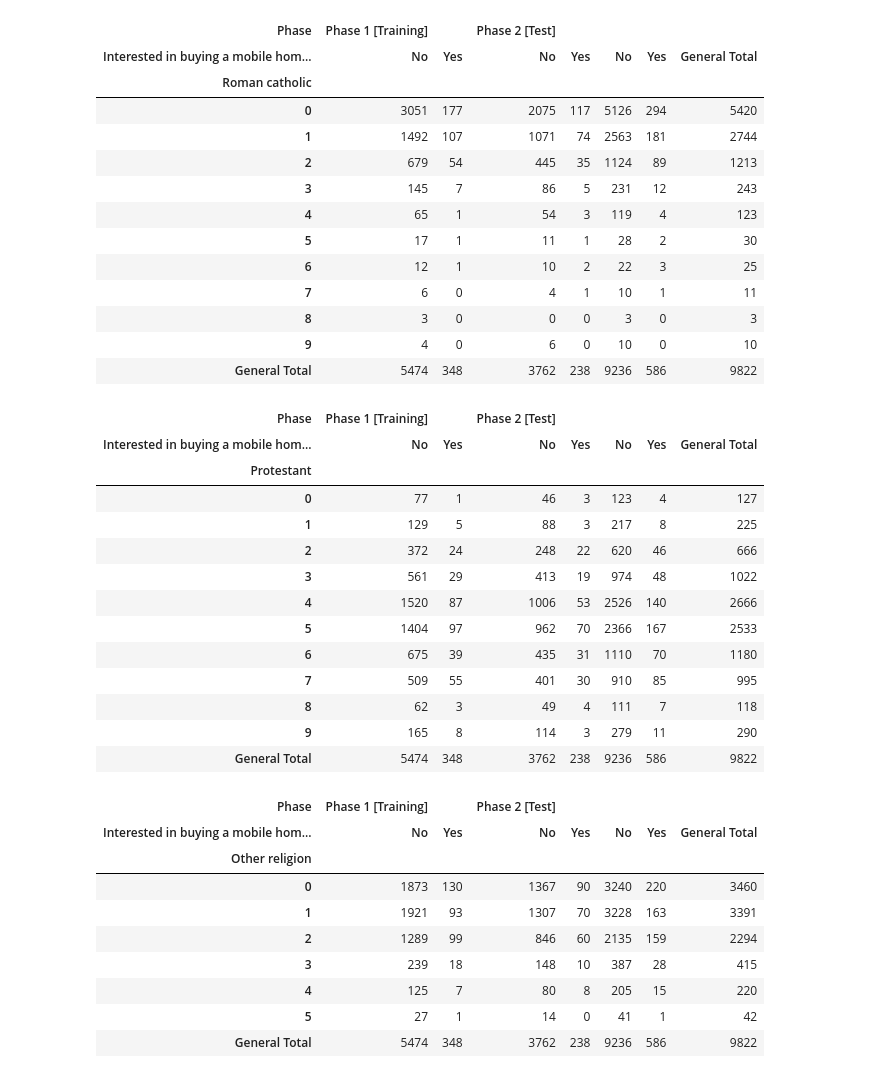
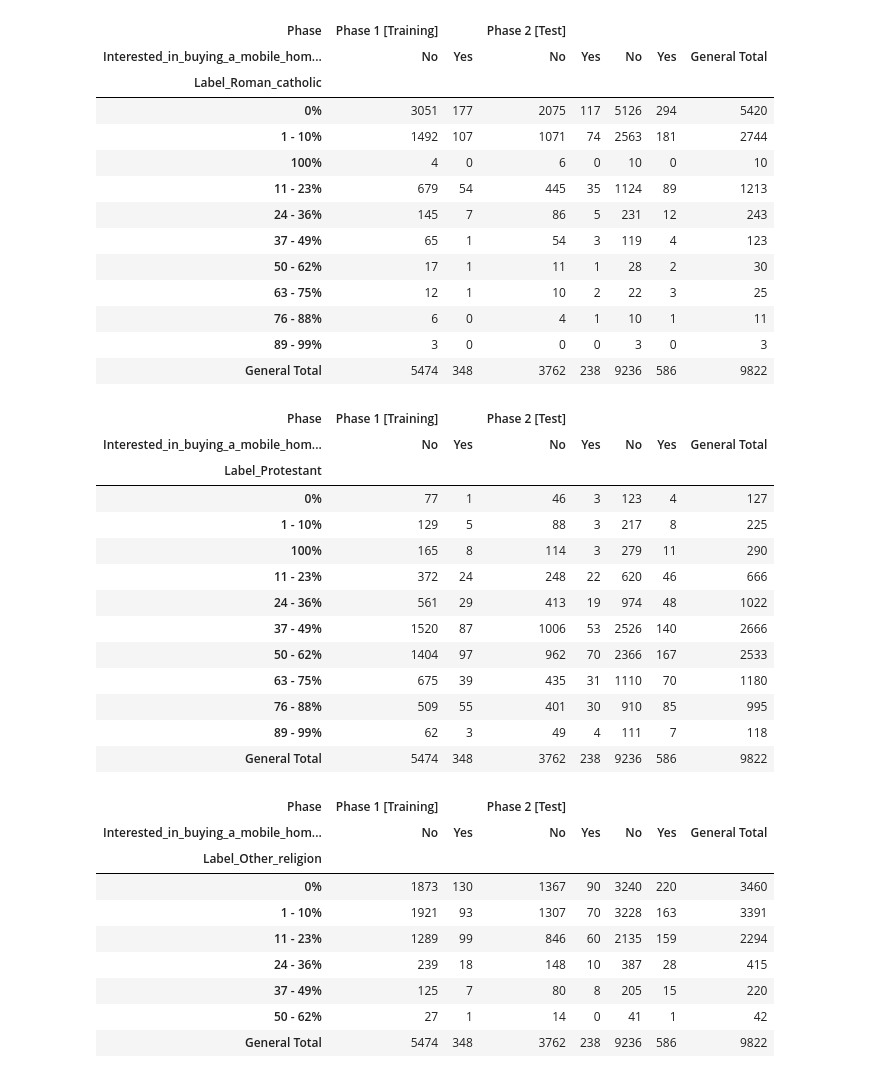
Before and after one commit to mamurciac/InsuranceCompanyPurchasePredictor, a Jupyter notebook: Análisis Preliminar de Datos.ipynb, the cells around one changed output. Cells and saved outputs as stored; diff of their text form; code cells hidden in the pictures.

```diff
--- a/Análisis Preliminar de Datos.ipynb
+++ b/Análisis Preliminar de Datos.ipynb
@@ -144,7 +168,7 @@ display(pivotTablesList["Number of houses"])
 | 10 | 1 | 0 | 1 | 0 | 2 | 0 | 2 |
 | General Total | 5474 | 348 | 3762 | 238 | 9236 | 586 | 9822 |
 # %%
-pivotTablesList["Avg size household"] = buildCountingPivotTable(fullDatasetFile, nombreColumnaSalida, "Avg size household", nombreColumnaDuplicadaSalida, nombreColumnaFase)
-display(pivotTablesList["Avg size household"])
+pivotTablesList["Avg size househol"] = buildCountingPivotTable(labeledDatasetFile, nombreColumnaSalida, "Avg_size_househol", nombreColumnaDuplicadaSalida, nombreColumnaFase)
+display(pivotTablesList["Avg size househol"])
 # %% [output]
 | Phase | Phase 1 [Training] |  | Phase 2 [Test] |  |  |  |  |
@@ -158,7 +182,7 @@ display(pivotTablesList["Avg size household"])
 | 6 | 0 | 0 | 3 | 0 | 3 | 0 | 3 |
 | General Total | 5474 | 348 | 3762 | 238 | 9236 | 586 | 9822 |
 # %%
-pivotTablesList["Avg age"] = buildCountingPivotTable(fullDatasetFile, nombreColumnaSalida, "Avg age", nombreColumnaDuplicadaSalida, nombreColumnaFase)
+pivotTablesList["Avg age"] = buildCountingPivotTable(labeledDatasetFile, nombreColumnaSalida, "Label_Avg_age", nombreColumnaDuplicadaSalida, nombreColumnaFase)
 display(pivotTablesList["Avg age"])
 # %% [output]
 | Phase | Phase 1 [Training] |  | Phase 2 [Test] |  |  |  |  |
@@ -173,6 +197,6 @@ display(pivotTablesList["Avg age"])
 | General Total | 5474 | 348 | 3762 | 238 | 9236 | 586 | 9822 |
 # %%
-pivotTablesList["Customer main type"] = buildCountingPivotTable(fullDatasetFile, nombreColumnaSalida, "Customer main type", nombreColumnaDuplicadaSalida, nombreColumnaFase)
+pivotTablesList["Customer main type"] = buildCountingPivotTable(labeledDatasetFile, nombreColumnaSalida, "Label_Customer_main_type", nombreColumnaDuplicadaSalida, nombreColumnaFase)
 display(pivotTablesList["Customer main type"])
 # %% [output]
 | Phase | Phase 1 [Training] |  | Phase 2 [Test] |  |  |  |  |
@@ -191,52 +215,52 @@ display(pivotTablesList["Customer main type"])
 | General Total | 5474 | 348 | 3762 | 238 | 9236 | 586 | 9822 |
 # %%
-pivotTablesList["Roman catholic"] = buildCountingPivotTable(fullDatasetFile, nombreColumnaSalida, "Roman catholic", nombreColumnaDuplicadaSalida, nombreColumnaFase)
+pivotTablesList["Roman catholic"] = buildCountingPivotTable(labeledDatasetFile, nombreColumnaSalida, "Label_Roman_catholic", nombreColumnaDuplicadaSalida, nombreColumnaFase)
 display(pivotTablesList["Roman catholic"])
 # %% [output]
 | Phase | Phase 1 [Training] |  | Phase 2 [Test] |  |  |  |  |
-| Interested in buying a mobile hom... | No | Yes | No | Yes | No | Yes | General Total |
-| Roman catholic |  |  |  |  |  |  |  |
-| 0 | 3051 | 177 | 2075 | 117 | 5126 | 294 | 5420 |
-| 1 | 1492 | 107 | 1071 | 74 | 2563 | 181 | 2744 |
-| 2 | 679 | 54 | 445 | 35 | 1124 | 89 | 1213 |
-| 3 | 145 | 7 | 86 | 5 | 231 | 12 | 243 |
-| 4 | 65 | 1 | 54 | 3 | 119 | 4 | 123 |
-| 5 | 17 | 1 | 11 | 1 | 28 | 2 | 30 |
-| 6 | 12 | 1 | 10 | 2 | 22 | 3 | 25 |
-| 7 | 6 | 0 | 4 | 1 | 10 | 1 | 11 |
-| 8 | 3 | 0 | 0 | 0 | 3 | 0 | 3 |
-| 9 | 4 | 0 | 6 | 0 | 10 | 0 | 10 |
+| Interested_in_buying_a_mobile_hom... | No | Yes | No | Yes | No | Yes | General Total |
+| Label_Roman_catholic |  |  |  |  |  |  |  |
+| 0% | 3051 | 177 | 2075 | 117 | 5126 | 294 | 5420 |
+| 1 - 10% | 1492 | 107 | 1071 | 74 | 2563 | 181 | 2744 |
+| 100% | 4 | 0 | 6 | 0 | 10 | 0 | 10 |
+| 11 - 23% | 679 | 54 | 445 | 35 | 1124 | 89 | 1213 |
+| 24 - 36% | 145 | 7 | 86 | 5 | 231 | 12 | 243 |
+| 37 - 49% | 65 | 1 | 54 | 3 | 119 | 4 | 123 |
+| 50 - 62% | 17 | 1 | 11 | 1 | 28 | 2 | 30 |
+| 63 - 75% | 12 | 1 | 10 | 2 | 22 | 3 | 25 |
+| 76 - 88% | 6 | 0 | 4 | 1 | 10 | 1 | 11 |
+| 89 - 99% | 3 | 0 | 0 | 0 | 3 | 0 | 3 |
 | General Total | 5474 | 348 | 3762 | 238 | 9236 | 586 | 9822 |
 # %%
-pivotTablesList["Protestant"] = buildCountingPivotTable(fullDatasetFile, nombreColumnaSalida, "Protestant", nombreColumnaDuplicadaSalida, nombreColumnaFase)
+pivotTablesList["Protestant"] = buildCountingPivotTable(labeledDatasetFile, nombreColumnaSalida, "Label_Protestant", nombreColumnaDuplicadaSalida, nombreColumnaFase)
 display(pivotTablesList["Protestant"])
 # %% [output]
 | Phase | Phase 1 [Training] |  | Phase 2 [Test] |  |  |  |  |
-| Interested in buying a mobile hom... | No | Yes | No | Yes | No | Yes | General Total |
-| Protestant |  |  |  |  |  |  |  |
-| 0 | 77 | 1 | 46 | 3 | 123 | 4 | 127 |
-| 1 | 129 | 5 | 88 | 3 | 217 | 8 | 225 |
-| 2 | 372 | 24 | 248 | 22 | 620 | 46 | 666 |
-| 3 | 561 | 29 | 413 | 19 | 974 | 48 | 1022 |
-| 4 | 1520 | 87 | 1006 | 53 | 2526 | 140 | 2666 |
-| 5 | 1404 | 97 | 962 | 70 | 2366 | 167 | 2533 |
-| 6 | 675 | 39 | 435 | 31 | 1110 | 70 | 1180 |
-| 7 | 509 | 55 | 401 | 30 | 910 | 85 | 995 |
-| 8 | 62 | 3 | 49 | 4 | 111 | 7 | 118 |
-| 9 | 165 | 8 | 114 | 3 | 279 | 11 | 290 |
+| Interested_in_buying_a_mobile_hom... | No | Yes | No | Yes | No | Yes | General Total |
+| Label_Protestant |  |  |  |  |  |  |  |
+| 0% | 77 | 1 | 46 | 3 | 123 | 4 | 127 |
+| 1 - 10% | 129 | 5 | 88 | 3 | 217 | 8 | 225 |
+| 100% | 165 | 8 | 114 | 3 | 279 | 11 | 290 |
+| 11 - 23% | 372 | 24 | 248 | 22 | 620 | 46 | 666 |
+| 24 - 36% | 561 | 29 | 413 | 19 | 974 | 48 | 1022 |
+| 37 - 49% | 1520 | 87 | 1006 | 53 | 2526 | 140 | 2666 |
+| 50 - 62% | 1404 | 97 | 962 | 70 | 2366 | 167 | 2533 |
+| 63 - 75% | 675 | 39 | 435 | 31 | 1110 | 70 | 1180 |
+| 76 - 88% | 509 | 55 | 401 | 30 | 910 | 85 | 995 |
+| 89 - 99% | 62 | 3 | 49 | 4 | 111 | 7 | 118 |
 | General Total | 5474 | 348 | 3762 | 238 | 9236 | 586 | 9822 |
 # %%
-pivotTablesList["Other religion"] = buildCountingPivotTable(fullDatasetFile, nombreColumnaSalida, "Other religion", nombreColumnaDuplicadaSalida, nombreColumnaFase)
+pivotTablesList["Other religion"] = buildCountingPivotTable(labeledDatasetFile, nombreColumnaSalida, "Label_Other_religion", nombreColumnaDuplicadaSalida, nombreColumnaFase)
 display(pivotTablesList["Other religion"])
 # %% [output]
 | Phase | Phase 1 [Training] |  | Phase 2 [Test] |  |  |  |  |
-| Interested in buying a mobile hom... | No | Yes | No | Yes | No | Yes | General Total |
-| Other religion |  |  |  |  |  |  |  |
-| 0 | 1873 | 130 | 1367 | 90 | 3240 | 220 | 3460 |
-| 1 | 1921 | 93 | 1307 | 70 | 3228 | 163 | 3391 |
-| 2 | 1289 | 99 | 846 | 60 | 2135 | 159 | 2294 |
-| 3 | 239 | 18 | 148 | 10 | 387 | 28 | 415 |
-| 4 | 125 | 7 | 80 | 8 | 205 | 15 | 220 |
-| 5 | 27 | 1 | 14 | 0 | 41 | 1 | 42 |
+| Interested_in_buying_a_mobile_hom... | No | Yes | No | Yes | No | Yes | General Total |
+| Label_Other_religion |  |  |  |  |  |  |  |
+| 0% | 1873 | 130 | 1367 | 90 | 3240 | 220 | 3460 |
+| 1 - 10% | 1921 | 93 | 1307 | 70 | 3228 | 163 | 3391 |
+| 11 - 23% | 1289 | 99 | 846 | 60 | 2135 | 159 | 2294 |
+| 24 - 36% | 239 | 18 | 148 | 10 | 387 | 28 | 415 |
+| 37 - 49% | 125 | 7 | 80 | 8 | 205 | 15 | 220 |
+| 50 - 62% | 27 | 1 | 14 | 0 | 41 | 1 | 42 |
 | General Total | 5474 | 348 | 3762 | 238 | 9236 | 586 | 9822 |
 # %%
```
Also changed, not shown: parts of 89 cells of this notebook.
